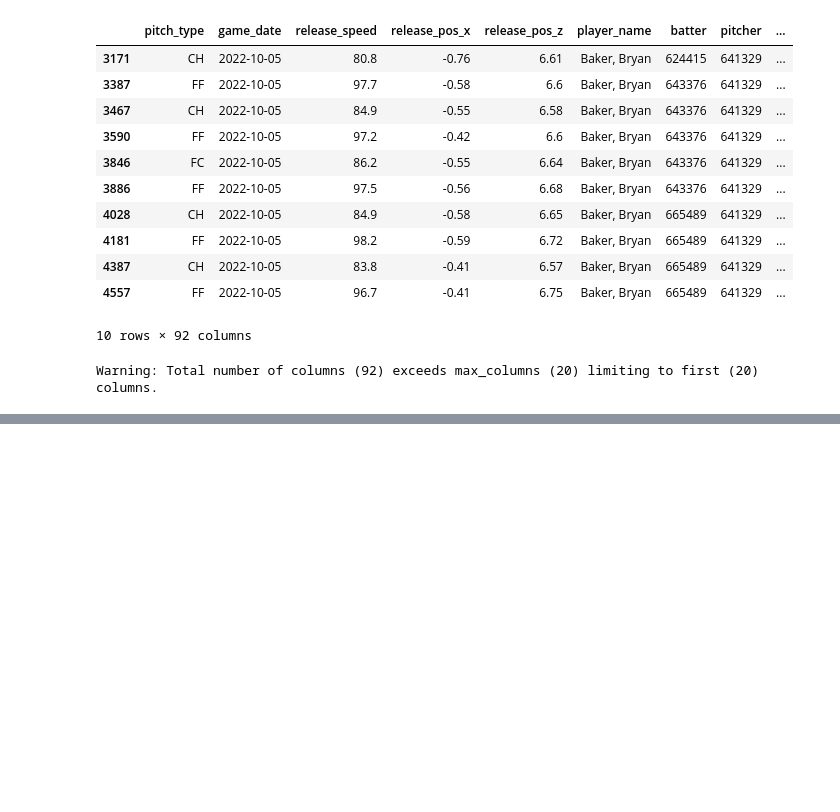
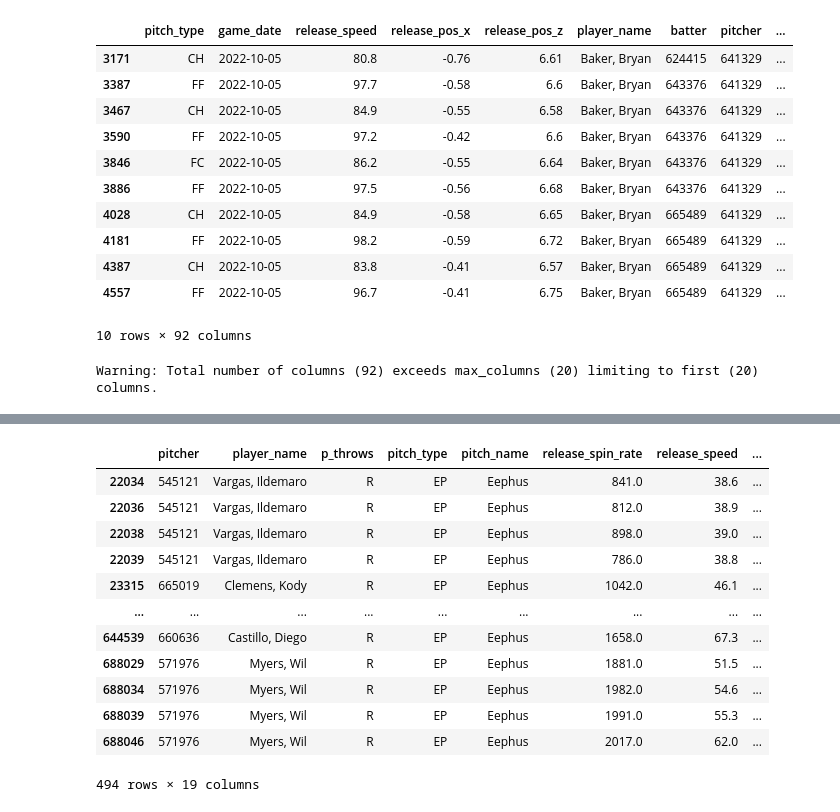
Before and after one commit to joshsalce/Pitch-Classifier-MLB-2022, a Jupyter notebook: Classifier_1.ipynb, the cells around one changed output, grey strips where cells are left out. Cells and saved outputs as stored; diff of their text form; code cells hidden in the pictures; blank space fills up the shorter version.

```diff
--- a/Classifier_1.ipynb
+++ b/Classifier_1.ipynb
@@ -77,0 +191,16 @@ data[['pitcher', "p_throws", 'pitch_type', 'pitch_name', 'release_spin_rate', 'r
+# %%
+data[data['pitch_name'] == 'Eephus']
+# %% [output]
+|  | pitcher | player_name | p_throws | pitch_type | pitch_name | release_spin_rate | release_speed | ... |
+| 22034 | 545121 | Vargas, Ildemaro | R | EP | Eephus | 841.0 | 38.6 | ... |
+| 22036 | 545121 | Vargas, Ildemaro | R | EP | Eephus | 812.0 | 38.9 | ... |
+| 22038 | 545121 | Vargas, Ildemaro | R | EP | Eephus | 898.0 | 39.0 | ... |
+| 22039 | 545121 | Vargas, Ildemaro | R | EP | Eephus | 786.0 | 38.8 | ... |
+| 23315 | 665019 | Clemens, Kody | R | EP | Eephus | 1042.0 | 46.1 | ... |
+| ... | ... | ... | ... | ... | ... | ... | ... | ... |
+| 644539 | 660636 | Castillo, Diego | R | EP | Eephus | 1658.0 | 67.3 | ... |
+| 688029 | 571976 | Myers, Wil | R | EP | Eephus | 1881.0 | 51.5 | ... |
+| 688034 | 571976 | Myers, Wil | R | EP | Eephus | 1982.0 | 54.6 | ... |
+| 688039 | 571976 | Myers, Wil | R | EP | Eephus | 1991.0 | 55.3 | ... |
+| 688046 | 571976 | Myers, Wil | R | EP | Eephus | 2017.0 | 62.0 | ... |
+494 rows × 19 columns
```
Also changed, not shown: parts of 31 cells of this notebook.
